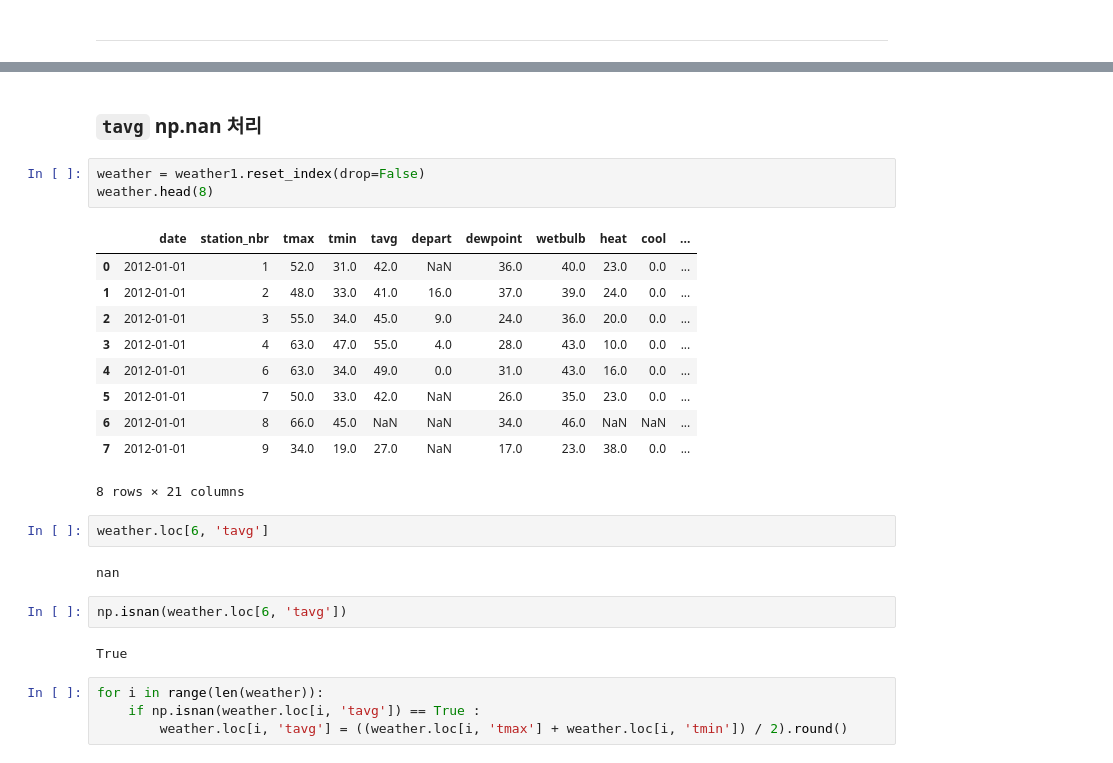
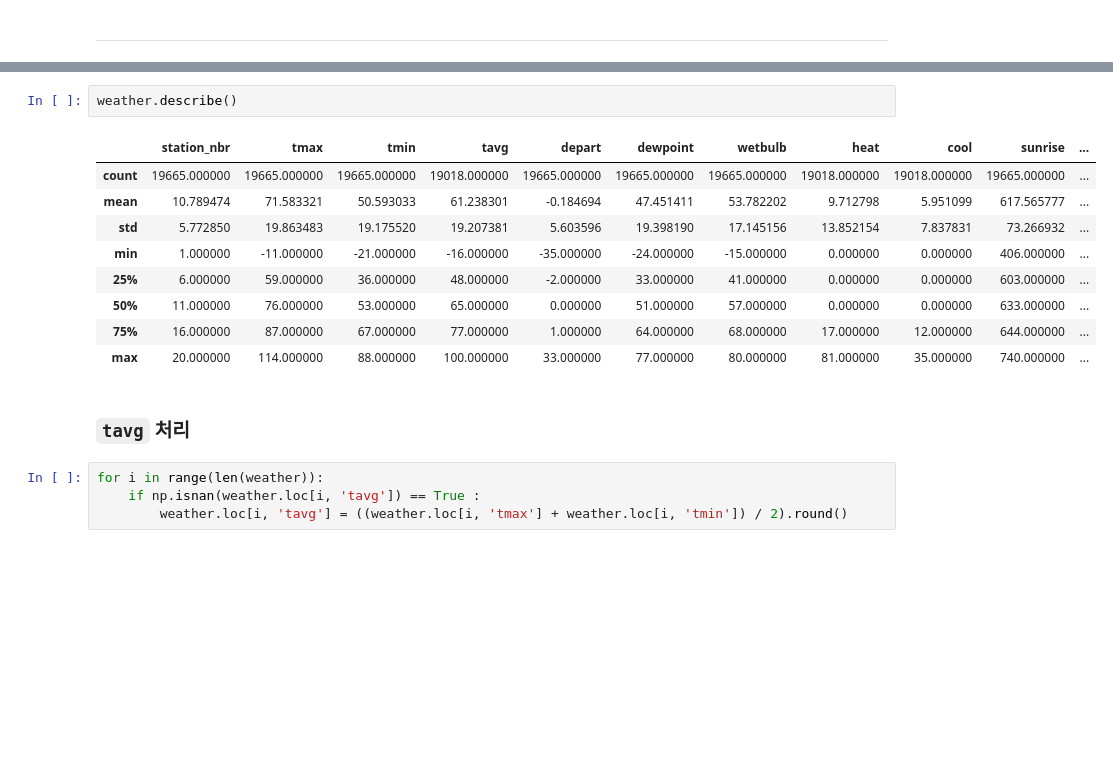
Before and after one commit to lucaseo/dss7-walmart-project, a Jupyter notebook: wy/Filling Missing Value/overview_fill_missing_value_baseline.ipynb, the cells around one changed output, grey strips where cells are left out. Saved outputs shown, nothing was run; the diff lists cells and outputs as text; blank space fills up the shorter version.

```diff
--- a/wy/Filling Missing Value/overview_fill_missing_value_baseline.ipynb
+++ b/wy/Filling Missing Value/overview_fill_missing_value_baseline.ipynb
@@ -289,27 +340,17 @@ weather1.loc['2012-01-01']
+# %%
+weather.describe()
+# %% [output]
+|  | station_nbr | tmax | tmin | tavg | depart | dewpoint | wetbulb | heat | cool | sunrise | ... |
+| count | 19665.000000 | 19665.000000 | 19665.000000 | 19018.000000 | 19665.000000 | 19665.000000 | 19665.000000 | 19018.000000 | 19018.000000 | 19665.000000 | ... |
+| mean | 10.789474 | 71.583321 | 50.593033 | 61.238301 | -0.184694 | 47.451411 | 53.782202 | 9.712798 | 5.951099 | 617.565777 | ... |
+| std | 5.772850 | 19.863483 | 19.175520 | 19.207381 | 5.603596 | 19.398190 | 17.145156 | 13.852154 | 7.837831 | 73.266932 | ... |
+| min | 1.000000 | -11.000000 | -21.000000 | -16.000000 | -35.000000 | -24.000000 | -15.000000 | 0.000000 | 0.000000 | 406.000000 | ... |
+| 25% | 6.000000 | 59.000000 | 36.000000 | 48.000000 | -2.000000 | 33.000000 | 41.000000 | 0.000000 | 0.000000 | 603.000000 | ... |
+| 50% | 11.000000 | 76.000000 | 53.000000 | 65.000000 | 0.000000 | 51.000000 | 57.000000 | 0.000000 | 0.000000 | 633.000000 | ... |
+| 75% | 16.000000 | 87.000000 | 67.000000 | 77.000000 | 1.000000 | 64.000000 | 68.000000 | 17.000000 | 12.000000 | 644.000000 | ... |
+| max | 20.000000 | 114.000000 | 88.000000 | 100.000000 | 33.000000 | 77.000000 | 80.000000 | 81.000000 | 35.000000 | 740.000000 | ... |
 # %% [markdown]
-### `tavg` np.nan 처리
+### `tavg` 처리
-# %%
-weather = weather1.reset_index(drop=False)
-weather.head(8)
-# %% [output]
-|  | date | station_nbr | tmax | tmin | tavg | depart | dewpoint | wetbulb | heat | cool | ... |
-| 0 | 2012-01-01 | 1 | 52.0 | 31.0 | 42.0 | NaN | 36.0 | 40.0 | 23.0 | 0.0 | ... |
-| 1 | 2012-01-01 | 2 | 48.0 | 33.0 | 41.0 | 16.0 | 37.0 | 39.0 | 24.0 | 0.0 | ... |
-| 2 | 2012-01-01 | 3 | 55.0 | 34.0 | 45.0 | 9.0 | 24.0 | 36.0 | 20.0 | 0.0 | ... |
-| 3 | 2012-01-01 | 4 | 63.0 | 47.0 | 55.0 | 4.0 | 28.0 | 43.0 | 10.0 | 0.0 | ... |
-| 4 | 2012-01-01 | 6 | 63.0 | 34.0 | 49.0 | 0.0 | 31.0 | 43.0 | 16.0 | 0.0 | ... |
-| 5 | 2012-01-01 | 7 | 50.0 | 33.0 | 42.0 | NaN | 26.0 | 35.0 | 23.0 | 0.0 | ... |
-| 6 | 2012-01-01 | 8 | 66.0 | 45.0 | NaN | NaN | 34.0 | 46.0 | NaN | NaN | ... |
-| 7 | 2012-01-01 | 9 | 34.0 | 19.0 | 27.0 | NaN | 17.0 | 23.0 | 38.0 | 0.0 | ... |
-8 rows × 21 columns
-# %%
-weather.loc[6, 'tavg']
-# %% [output]
-nan
-# %%
-np.isnan(weather.loc[6, 'tavg'])
-# %% [output]
-True
 # %%
 for i in range(len(weather)):
     if np.isnan(weather.loc[i, 'tavg']) == True :
```
Also changed, not shown: parts of 71 cells of this notebook, 12 other files.
